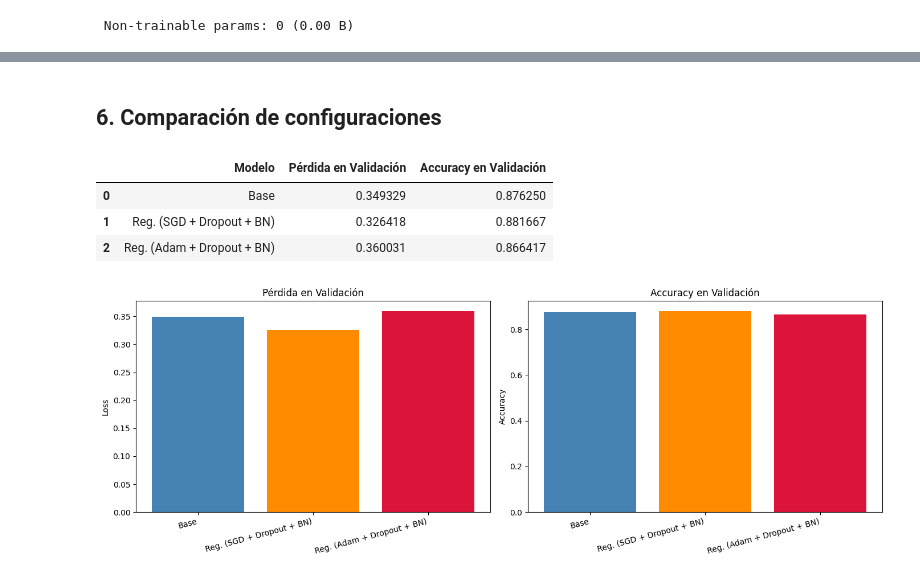
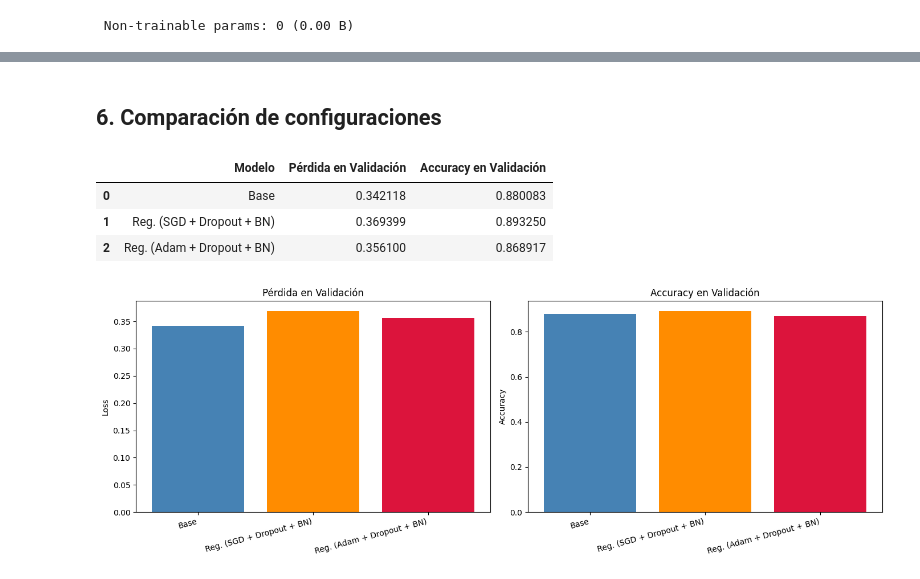
Before and after one commit to PyKydo/DeepLearning-EV1, a Jupyter notebook: EvaluacionParcial1.ipynb, the cells around one changed output, grey strips where cells are left out. Saved outputs shown, nothing was run; the diff lists cells and outputs as text; code cells hidden in the pictures.

Commit message:
Actualización del Notebook
Correciones y mejoras a las interpretaciones, implementación de KerasTuner, mejor calidad de código, etc.

```diff
--- a/EvaluacionParcial1.ipynb
+++ b/EvaluacionParcial1.ipynb
@@ -735,0 +748,10 @@ Reg. (Adam + Dropout + BN)     | 0.3600   | 0.8664
+# %%
+model_reg_sgd = keras.Sequential([
+    keras.layers.Dense(128, activation='relu', kernel_regularizer=keras.regularizers.l2(0.001), input_shape=(784,)),
+    keras.layers.BatchNormalization(),
+    keras.layers.Dropout(0.3),
+    keras.layers.Dense(64, activation='relu', kernel_regularizer=keras.regularizers.l2(0.001)),
+    keras.layers.BatchNormalization(),
+    keras.layers.Dropout(0.3),
+    keras.layers.Dense(10, activation='softmax')
+])
@@ -735,0 +760,16 @@ Reg. (Adam + Dropout + BN)     | 0.3600   | 0.8664
+# %%
+es = keras.callbacks.EarlyStopping(monitor='val_loss', patience=15, restore_best_weights=True)
+mcp = keras.callbacks.ModelCheckpoint('best_model_sgd.keras', monitor='val_loss', save_best_only=True)
+lr_scheduler = ReduceLROnPlateau(monitor='val_loss', factor=0.5, patience=5, min_lr=1e-6, verbose=0)
+
+class_weights = compute_class_weight(class_weight='balanced', classes=np.unique(train_labs), y=train_labs)
+class_weight_dict = dict(zip(np.unique(train_labs), class_weights))
+
+model_reg_sgd.compile(
+    loss='categorical_crossentropy', optimizer=keras.optimizers.SGD(learning_rate=0.01), metrics=['accuracy'])
+
+history_reg_sgd = model_reg_sgd.fit(X_train, Y_train,
+                             epochs=100, batch_size=32,
+                             validation_split=0.2,
+                             callbacks=[es, mcp, lr_scheduler],
+                             class_weight=class_weight_dict)
@@ -783,35 +1031,32 @@ En conjunto, el modelo final cumple con los objetivos de la evaluación, ofrecie
 # %% [markdown]
-## 6. Comparación de configuraciones
+ ## 6. Comparación de configuraciones
 # %%
-# Tablas de resumenes
-# pandas ya fue importado al inicio como pd
-
 dataframe = pd.DataFrame({
     'Modelo': ['Base', 'Reg. (SGD + Dropout + BN)', 'Reg. (Adam + Dropout + BN)'],
-    'Pérdida en Validación': [history.history['val_loss'][-1], history_reg_sgd.history['val_loss'][-1], history_reg_adam.history['val_loss'][-1]],
-    'Accuracy en Validación': [history.history['val_accuracy'][-1], history_reg_sgd.history['val_accuracy'][-1], history_reg_adam.history['val_accuracy'][-1]]
+    'Pérdida en Validación': [history.history['val_loss'][-1], history_reg_sgd.history['val_loss'][-1], history_reg_adam_dict[best_adam_lr].history['val_loss'][-1]],
+    'Accuracy en Validación': [history.history['val_accuracy'][-1], history_reg_sgd.history['val_accuracy'][-1], history_reg_adam_dict[best_adam_lr].history['val_accuracy'][-1]]
 })
 
 display(dataframe)
 
 # Gráficos de barras comparando las métricas (subgráficos separados)
 fig, (ax1, ax2) = plt.subplots(1, 2, figsize=(14, 5))
 
 bars1 = ax1.bar(dataframe['Modelo'], dataframe['Pérdida en Validación'], color=['steelblue', 'darkorange', 'crimson'])
 ax1.set_title('Pérdida en Validación')
 ax1.set_ylabel('Loss')
 ax1.set_xticklabels(dataframe['Modelo'], rotation=15, ha='right')
 
 bars2 = ax2.bar(dataframe['Modelo'], dataframe['Accuracy en Validación'], color=['steelblue', 'darkorange', 'crimson'])
 ax2.set_title('Accuracy en Validación')
 ax2.set_ylabel('Accuracy')
 ax2.set_xticklabels(dataframe['Modelo'], rotation=15, ha='right')
 
 plt.tight_layout()
 plt.show()
 # %% [output]
 |  | Modelo | Pérdida en Validación | Accuracy en Validación |
-| 0 | Base | 0.349329 | 0.876250 |
-| 1 | Reg. (SGD + Dropout + BN) | 0.326418 | 0.881667 |
-| 2 | Reg. (Adam + Dropout + BN) | 0.360031 | 0.866417 |
+| 0 | Base | 0.342118 | 0.880083 |
+| 1 | Reg. (SGD + Dropout + BN) | 0.369399 | 0.893250 |
+| 2 | Reg. (Adam + Dropout + BN) | 0.356100 | 0.868917 |
-[figure, old version]
+[figure, new version]
```
Also changed, not shown: parts of 156 cells of this notebook, 4 other files.
